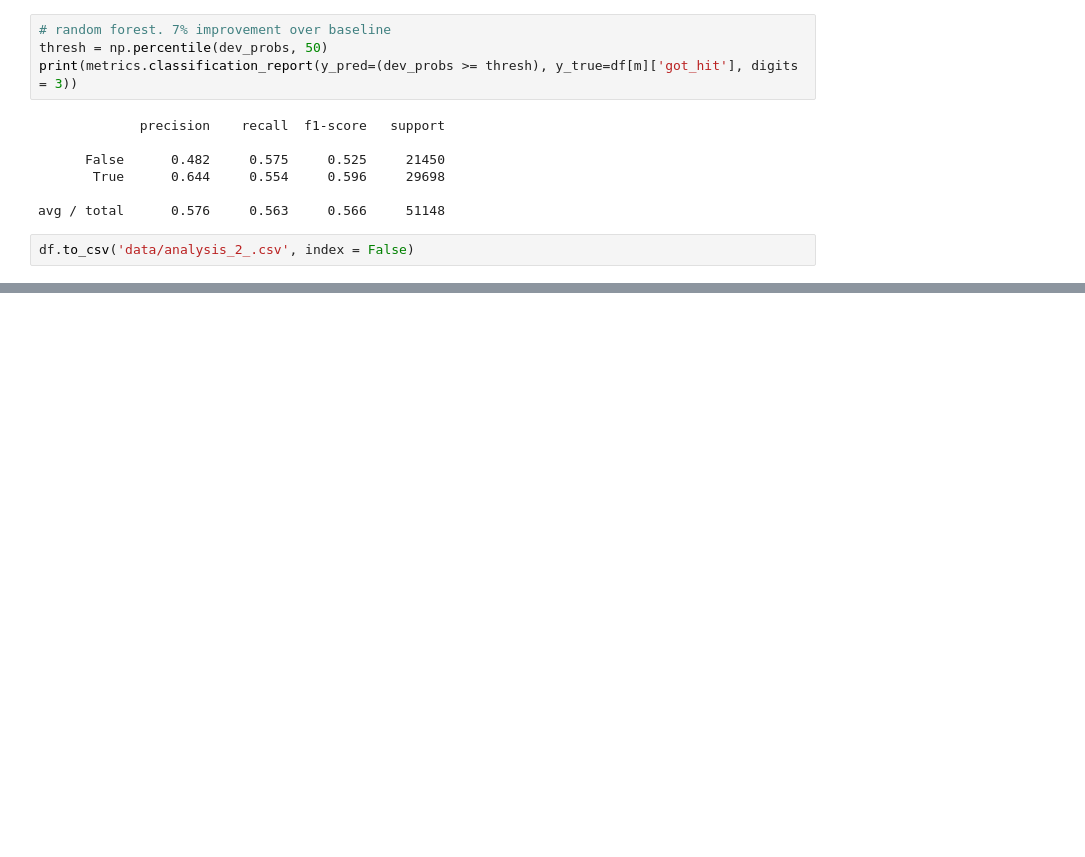
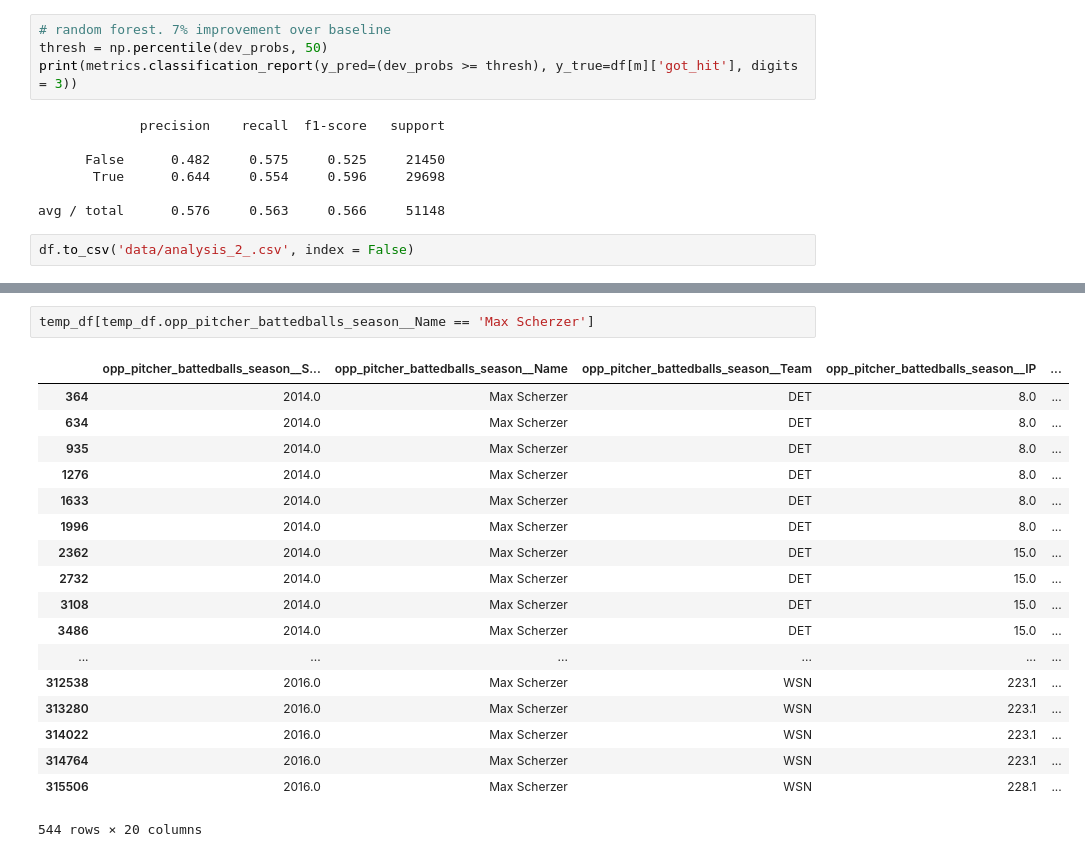
Before and after one commit to spelkey1/bts, a Jupyter notebook: analysis_main.ipynb, the cells around one changed output, grey strips where cells are left out. Saved outputs shown, nothing was run; the diff lists cells and outputs as text; blank space fills up the shorter version.

```diff
--- a/analysis_main.ipynb
+++ b/analysis_main.ipynb
@@ -310,0 +375,21 @@ df.to_csv('data/analysis_2_.csv', index = False)
+# %%
+temp_df[temp_df.opp_pitcher_battedballs_season__Name == 'Max Scherzer']
+# %% [output]
+|  | opp_pitcher_battedballs_season__S... | opp_pitcher_battedballs_season__Name | opp_pitcher_battedballs_season__Team | opp_pitcher_battedballs_season__IP | ... |
+| 364 | 2014.0 | Max Scherzer | DET | 8.0 | ... |
+| 634 | 2014.0 | Max Scherzer | DET | 8.0 | ... |
+| 935 | 2014.0 | Max Scherzer | DET | 8.0 | ... |
+| 1276 | 2014.0 | Max Scherzer | DET | 8.0 | ... |
+| 1633 | 2014.0 | Max Scherzer | DET | 8.0 | ... |
+| 1996 | 2014.0 | Max Scherzer | DET | 8.0 | ... |
+| 2362 | 2014.0 | Max Scherzer | DET | 15.0 | ... |
+| 2732 | 2014.0 | Max Scherzer | DET | 15.0 | ... |
+| 3108 | 2014.0 | Max Scherzer | DET | 15.0 | ... |
+| 3486 | 2014.0 | Max Scherzer | DET | 15.0 | ... |
+| ... | ... | ... | ... | ... | ... |
+| 312538 | 2016.0 | Max Scherzer | WSN | 223.1 | ... |
+| 313280 | 2016.0 | Max Scherzer | WSN | 223.1 | ... |
+| 314022 | 2016.0 | Max Scherzer | WSN | 223.1 | ... |
+| 314764 | 2016.0 | Max Scherzer | WSN | 223.1 | ... |
+| 315506 | 2016.0 | Max Scherzer | WSN | 228.1 | ... |
+544 rows × 20 columns
```
Also changed, not shown: parts of 10 cells of this notebook.
